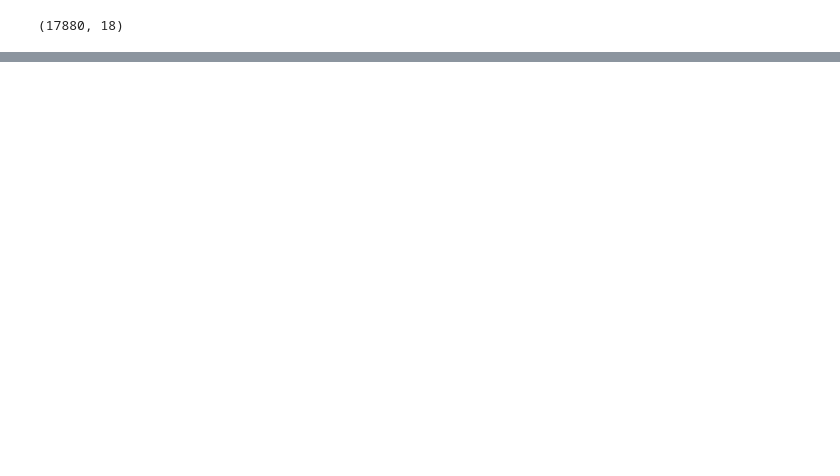
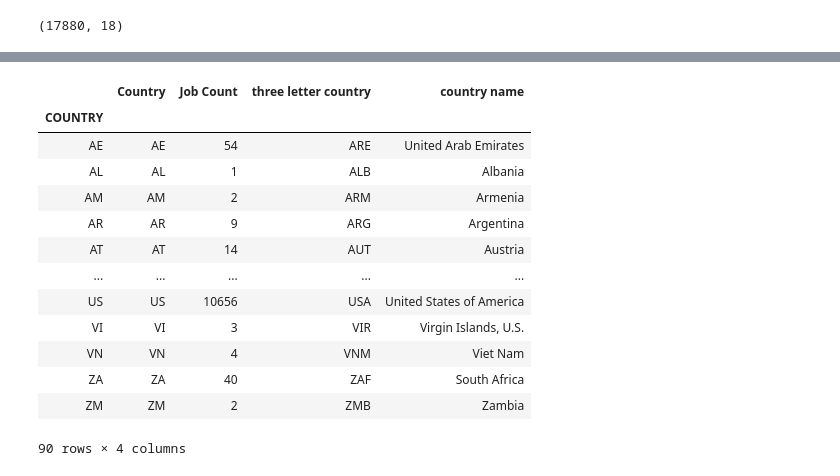
Before and after one commit to zorro191/Project-1---Group-5-, a Jupyter notebook: Untitled.ipynb, the cells around one changed output, grey strips where cells are left out. Cells and saved outputs as stored; diff of their text form; code cells hidden in the pictures; blank space fills up the shorter version.

Commit message:
added country map

```diff
--- a/Untitled.ipynb
+++ b/Untitled.ipynb
@@ -171,0 +169,13 @@ job_postings.to_csv('job_postings_clean.csv', index = False)
+# %%
+#count = job_postings.groupby(['COUNTRY']).count()
+country_groupby = job_postings.groupby("COUNTRY")
+country_list = country_groupby["COUNTRY"].first()
+# %%
+country_groups = country_groupby.groups
+
+country_counts = []
+
+for i in country_list:
+    country_counts.append(len(country_groups[i]))
+# %%
+country_job_df = pd.DataFrame({"Country": country_list, "Job Count": country_counts})
@@ -171,0 +199,26 @@ job_postings.to_csv('job_postings_clean.csv', index = False)
+# %%
+countries.get('us')
+three_letters_list = []
+country_name = []
+for i in country_job_df['Country']:
+    three_letters_list.append(countries.get(i)[2])
+    country_name.append(countries.get(i)[0])
+# %%
+country_job_df["three letter country"] = three_letters_list
+country_job_df["country name"] = country_name
+country_job_df
+# %% [output]
+|  | Country | Job Count | three letter country | country name |
+| COUNTRY |  |  |  |  |
+| AE | AE | 54 | ARE | United Arab Emirates |
+| AL | AL | 1 | ALB | Albania |
+| AM | AM | 2 | ARM | Armenia |
+| AR | AR | 9 | ARG | Argentina |
+| AT | AT | 14 | AUT | Austria |
+| ... | ... | ... | ... | ... |
+| US | US | 10656 | USA | United States of America |
+| VI | VI | 3 | VIR | Virgin Islands, U.S. |
+| VN | VN | 4 | VNM | Viet Nam |
+| ZA | ZA | 40 | ZAF | South Africa |
+| ZM | ZM | 2 | ZMB | Zambia |
+90 rows × 4 columns
```
Also changed, not shown: parts of 13 cells of this notebook, 2 other files.
